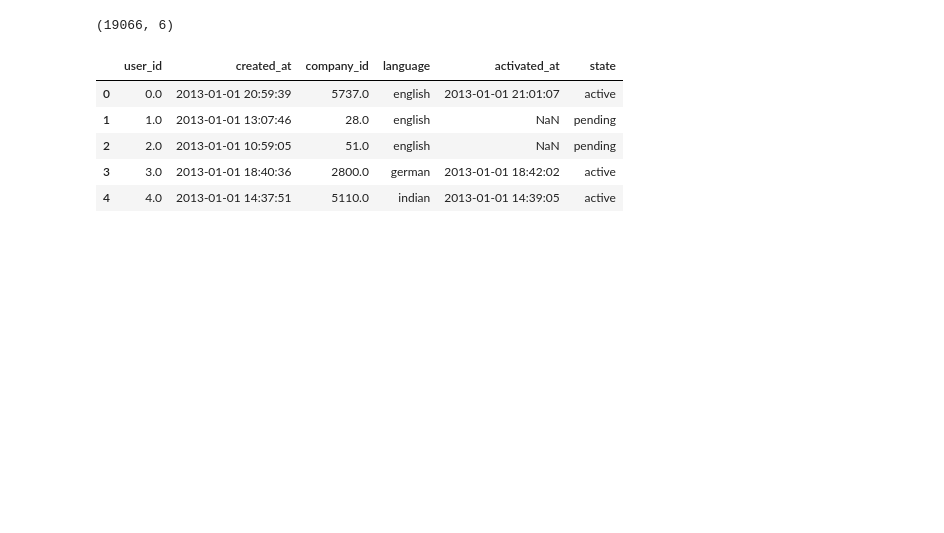
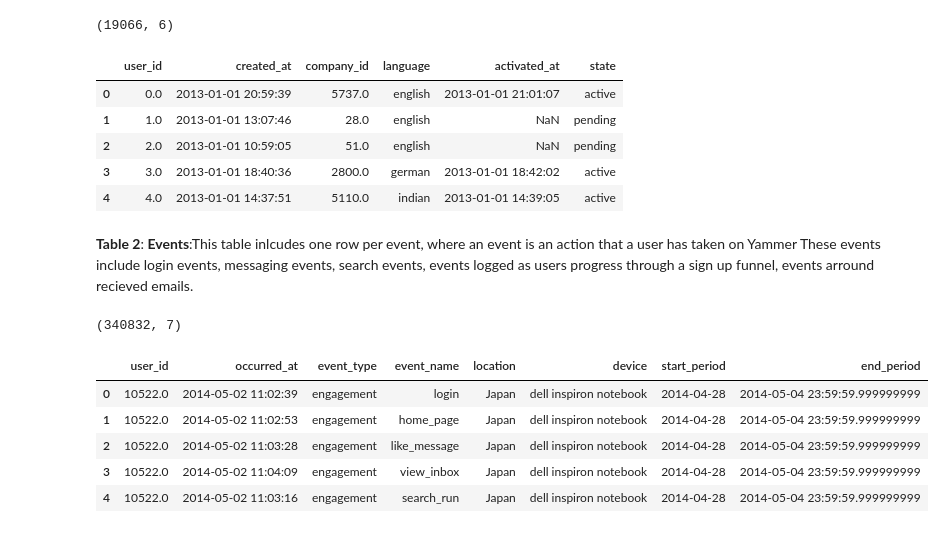
Before and after one commit to mojganmm/Insight_Datachallanges_2019, a Jupyter notebook: Yammer.ipynb, the cells around one changed output. Drawn from its saved outputs; the diff is of its cells as text; code cells hidden in the pictures; blank space fills up the shorter version.

```diff
--- a/Yammer.ipynb
+++ b/Yammer.ipynb
@@ -63,3 +65,25 @@ users.head()
 | 2 | 2.0 | 2013-01-01 10:59:05 | 51.0 | english | NaN | pending |
 | 3 | 3.0 | 2013-01-01 18:40:36 | 2800.0 | german | 2013-01-01 18:42:02 | active |
 | 4 | 4.0 | 2013-01-01 14:37:51 | 5110.0 | indian | 2013-01-01 14:39:05 | active |
+# %% [markdown]
+__Table 2__: __Events__:This table inlcudes one row per event, where an event is an action that a user has taken on Yammer These events include login events, messaging events, search events, events logged as users progress through a sign up funnel, events arround recieved emails.
+# %%
+events=ReadFromCSV('/Users/mojganmazouchi/Desktop/Yammer/Insight_Datachallanges_2019/data/yammer_events.csv')
+
+print(events.shape)  #(340,832, 7)
+
+events['occurred_at_p']=pd.to_datetime(events['occurred_at'])
+events['occurred_at_p'] = events['occurred_at_p'].dt.to_period(freq = 'W')
+events['start_period'] = events.occurred_at_p.dt.start_time
+events['end_period'] = events.occurred_at_p.dt.end_time
+
+events=events.drop(['user_type','occurred_at_p'],axis=1)
+events.head()
+# %% [output]
+(340832, 7)
+|  | user_id | occurred_at | event_type | event_name | location | device | start_period | end_period |
+| 0 | 10522.0 | 2014-05-02 11:02:39 | engagement | login | Japan | dell inspiron notebook | 2014-04-28 | 2014-05-04 23:59:59.999999999 |
+| 1 | 10522.0 | 2014-05-02 11:02:53 | engagement | home_page | Japan | dell inspiron notebook | 2014-04-28 | 2014-05-04 23:59:59.999999999 |
+| 2 | 10522.0 | 2014-05-02 11:03:28 | engagement | like_message | Japan | dell inspiron notebook | 2014-04-28 | 2014-05-04 23:59:59.999999999 |
+| 3 | 10522.0 | 2014-05-02 11:04:09 | engagement | view_inbox | Japan | dell inspiron notebook | 2014-04-28 | 2014-05-04 23:59:59.999999999 |
+| 4 | 10522.0 | 2014-05-02 11:03:16 | engagement | search_run | Japan | dell inspiron notebook | 2014-04-28 | 2014-05-04 23:59:59.999999999 |
```
Also changed, not shown: parts of 10 cells of this notebook.
